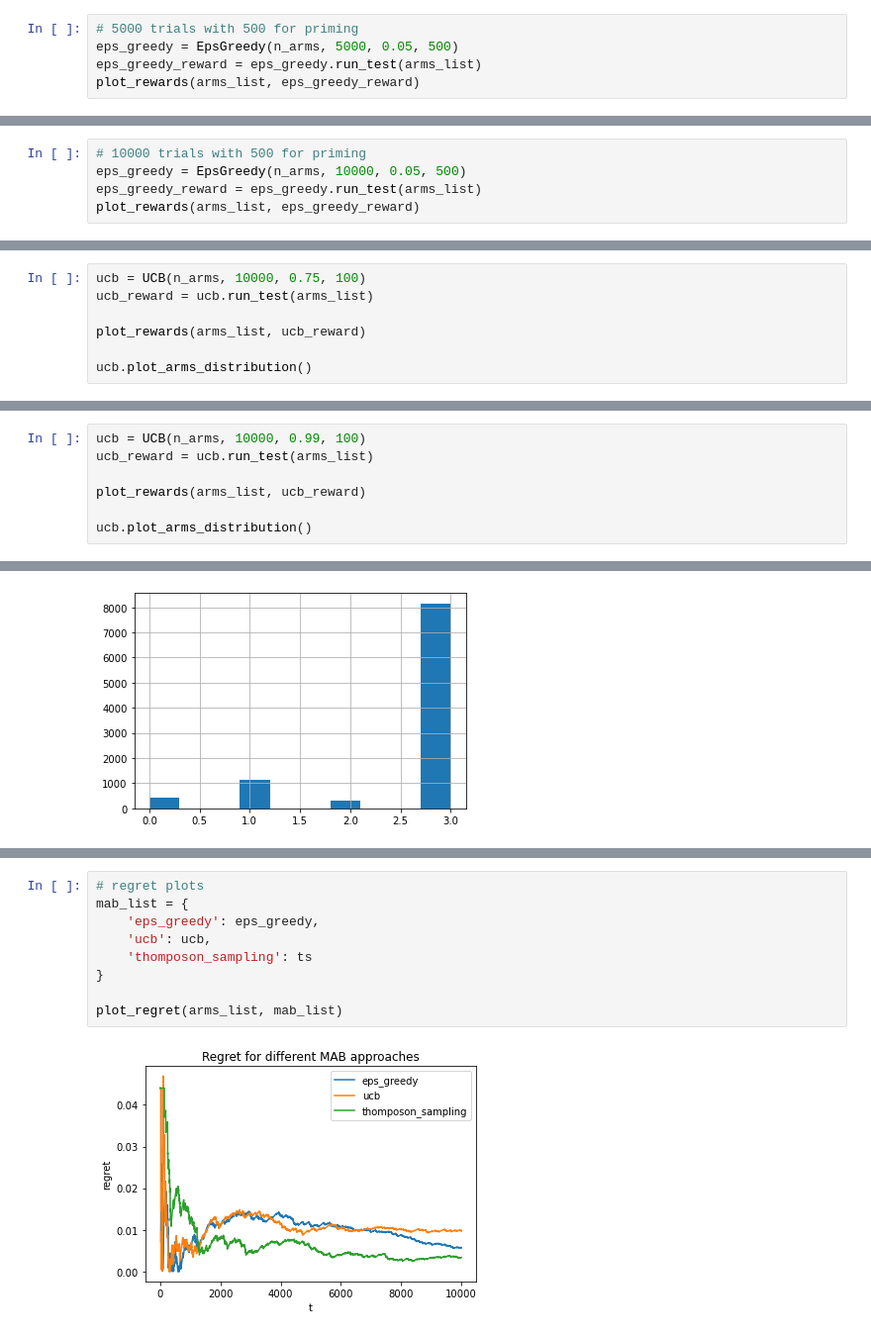
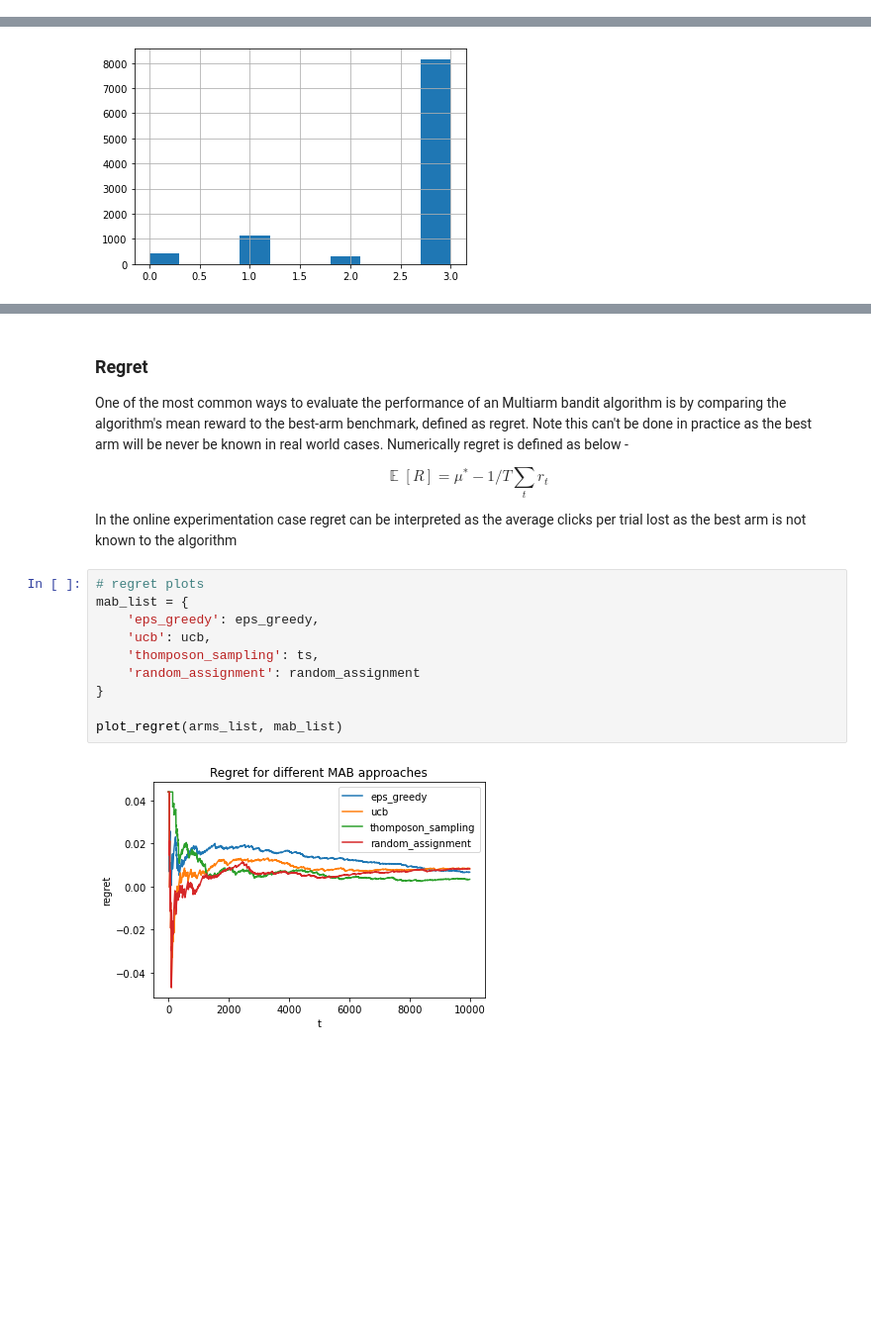
Before and after one commit to vicgpt/Reinforcement-Learning, a Jupyter notebook: online_experiments/controlled-online-experiment.ipynb, the cells around one changed output, grey strips where cells are left out. Shown: that part at 99% size. Cells and saved outputs as stored; diff of their text form; blank space fills up the shorter version.

Commit message:
online experiment final commit

```diff
--- a/online_experiments/controlled-online-experiment.ipynb
+++ b/online_experiments/controlled-online-experiment.ipynb
@@ -158,5 +122,0 @@ plot_rewards(arms_list, eps_greedy_reward)
-# %%
-# 5000 trials with 500 for priming
-eps_greedy = EpsGreedy(n_arms, 5000, 0.05, 500)
-eps_greedy_reward = eps_greedy.run_test(arms_list)
-plot_rewards(arms_list, eps_greedy_reward)
@@ -165,5 +122,0 @@ plot_rewards(arms_list, eps_greedy_reward)
-# %%
-# 10000 trials with 500 for priming
-eps_greedy = EpsGreedy(n_arms, 10000, 0.05, 500)
-eps_greedy_reward = eps_greedy.run_test(arms_list)
-plot_rewards(arms_list, eps_greedy_reward)
@@ -181,10 +132,3 @@ ucb.plot_arms_distribution()
 # %% [output]
 [figure]
 [figure]
-# %%
-ucb = UCB(n_arms, 10000, 0.75, 100)
-ucb_reward = ucb.run_test(arms_list)
-
-plot_rewards(arms_list, ucb_reward)
-
-ucb.plot_arms_distribution()
@@ -194,7 +134,0 @@ ucb.plot_arms_distribution()
-# %%
-ucb = UCB(n_arms, 10000, 0.99, 100)
-ucb_reward = ucb.run_test(arms_list)
-
-plot_rewards(arms_list, ucb_reward)
-
-ucb.plot_arms_distribution()
@@ -230,11 +153,20 @@ ts.plot_arms_distribution()
+# %% [markdown]
+### Regret
+
+One of the most common ways to evaluate the performance of an Multiarm bandit algorithm is by comparing the algorithm's mean reward to the best-arm benchmark, defined as regret. Note this can't be done in practice as the best arm will be never be known in real world cases. Numerically regret is defined as below -
+
+$$\mathop{\mathbb{E}} [R] = \mu^{*} - 1/ T \sum_{t} r_{t}$$
+
+In the online experimentation case regret can be interpreted as the average clicks per trial lost as the best arm is not known to the algorithm
 # %%
 # regret plots
 mab_list = {
     'eps_greedy': eps_greedy,
     'ucb': ucb,
-    'thomposon_sampling': ts
+    'thomposon_sampling': ts,
+    'random_assignment': random_assignment
 }
 
 plot_regret(arms_list, mab_list)
 # %% [output]
-[figure, old version]
+[figure, new version]
```
Also changed, not shown: parts of 22 cells of this notebook.
